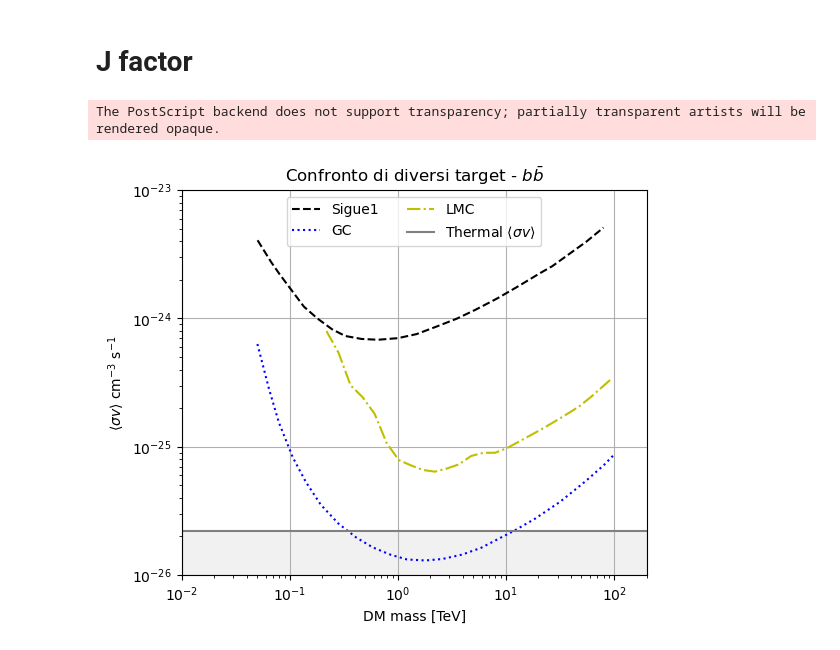
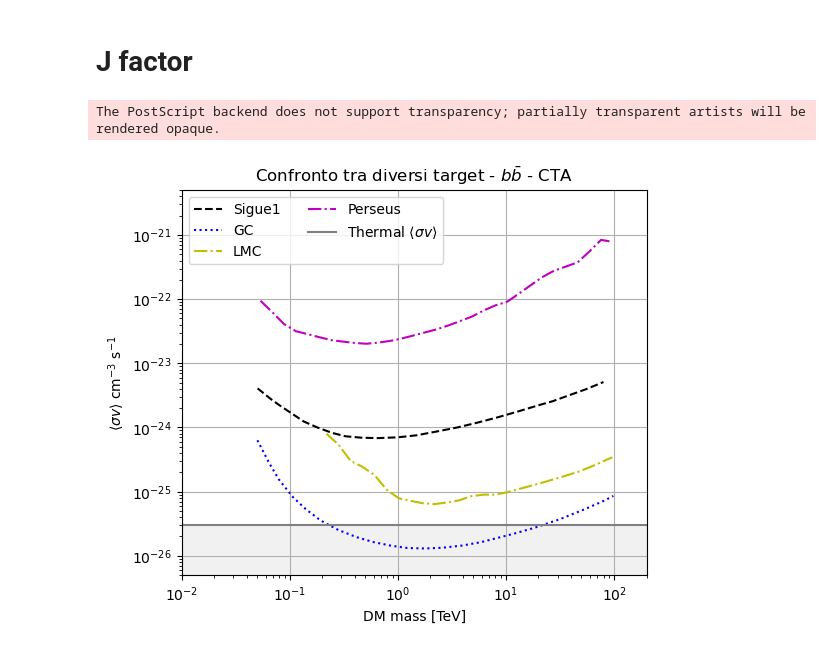
Before and after one commit to micheledoro/gDMbounds, a Jupyter notebook: sandbox/santa/Compare J factors.ipynb, the cells around one changed output. Saved outputs shown, nothing was run; the diff lists cells and outputs as text; code cells hidden in the pictures.

```diff
--- a/sandbox/santa/Compare J factors.ipynb
+++ b/sandbox/santa/Compare J factors.ipynb
@@ -8,32 +8,34 @@ import numpy as np
 sigue1_bb = ascii.read("../../dmbounds/bounds/cta/cta_2019_segue1_ann_bb_sens.ecsv")
 gc_bb = ascii.read("../../dmbounds/bounds/cta/cta_2021_gc_ann_bb_sens.ecsv")
 LMC_bb = ascii.read("../../dmbounds/bounds/cta/cta_2023_LMC_ann_bb_sens_NFWmean.ecsv")
+perseus_bb = ascii.read("../../dmbounds/bounds/cta/cta_2023_perseuscluster_ann_bb_sens.ecsv")
 # %%
 plt.figure(figsize=(6,5))
 plt.xlabel("DM mass [TeV]")
 plt.ylabel(r"$\langle\sigma v \rangle$ cm$^{-3}$ s$^{-1}$")
 plt.xlim(1e-2,2e2)
-plt.ylim(1e-26,1e-23)
-plt.title(r'Confronto di diversi target - $b\bar{b}$')
+plt.ylim(5e-27,5e-21)
+plt.title(r'Confronto tra diversi target - $b\bar{b}$ - CTA')
 plt.loglog(sigue1_bb['mass']*1e-3,sigue1_bb['sigmav'],color='k',linestyle='dashed',label="Sigue1")
 plt.loglog(gc_bb['mass']*1e-3,gc_bb['sigmav'],color='b',linestyle='dotted',label="GC")
 plt.loglog(LMC_bb['mass']*1e-3,LMC_bb['sigmav'],color='y',linestyle='dashdot',label="LMC")
+plt.loglog(perseus_bb['mass']*1e-3,perseus_bb['sigmav'],color='m',linestyle='dashdot',label="Perseus")
 
 
 # Thermal <sigma v>
 x = np.linspace(1e-2, 2e2, 1000)
-y_0 = 2.2e-26
+y_0 = 3e-26
 
 plt.axhline(y=y_0, color='gray', linestyle='solid', label=r"Thermal $\langle \sigma v \rangle$")
 plt.fill_between(x, y_0, color='lightgray', alpha=0.3)
 
 
 plt.legend(loc="best",ncol=2)
 plt.grid()
 
 plt.savefig("./plot_thesis/J_factors.eps")
 # plt.savefig("./plot_thesis/J_factors.pdf")
 # plt.savefig("./plot_thesis/J_factors.png")
 # %% [output]
 The PostScript backend does not support transparency; partially transparent artists will be rendered opaque.
-[figure, old version]
+[figure, new version]
```
Also changed, not shown: 7 other files.
